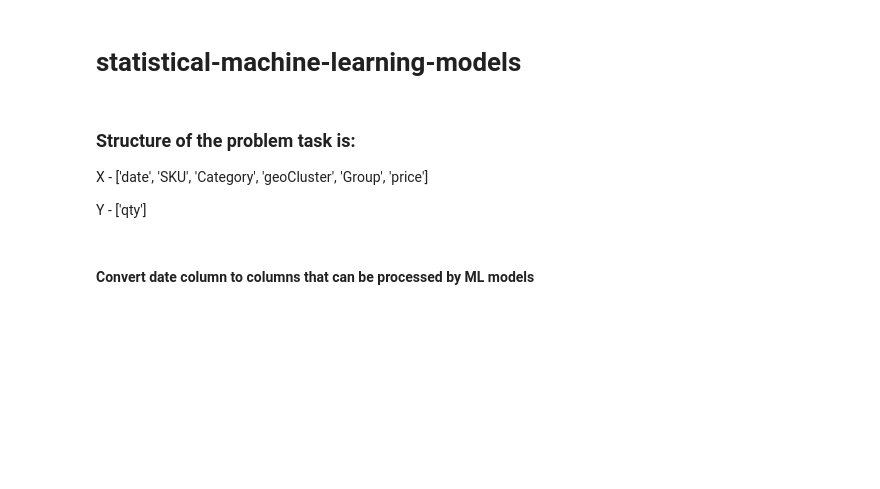
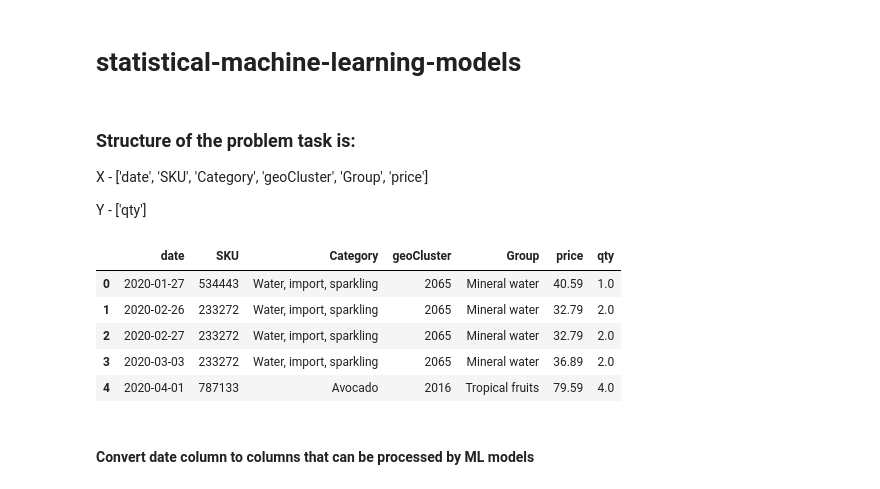
Before and after one commit to abroniewski/predicting-grocery-sales, a Jupyter notebook: src/statistical-machine-learning-models-ismail.ipynb, the cells around one changed output. Cells and saved outputs as stored; diff of their text form; code cells hidden in the pictures; blank space fills up the shorter version.

```diff
--- a/src/statistical-machine-learning-models-ismail.ipynb
+++ b/src/statistical-machine-learning-models-ismail.ipynb
@@ -19,6 +21,14 @@ Y
     - ['qty']
 # %%
 sales = pd.read_csv("../data/processed/nts_v1.csv", parse_dates=['date'])
+sales.head()
+# %% [output]
+|  | date | SKU | Category | geoCluster | Group | price | qty |
+| 0 | 2020-01-27 | 534443 | Water, import, sparkling | 2065 | Mineral water | 40.59 | 1.0 |
+| 1 | 2020-02-26 | 233272 | Water, import, sparkling | 2065 | Mineral water | 32.79 | 2.0 |
+| 2 | 2020-02-27 | 233272 | Water, import, sparkling | 2065 | Mineral water | 32.79 | 2.0 |
+| 3 | 2020-03-03 | 233272 | Water, import, sparkling | 2065 | Mineral water | 36.89 | 2.0 |
+| 4 | 2020-04-01 | 787133 | Avocado | 2016 | Tropical fruits | 79.59 | 4.0 |
 # %% [markdown]
 #### Convert date column to columns that can be processed by ML models
 # %%
```
Also changed, not shown: parts of 12 cells of this notebook.
